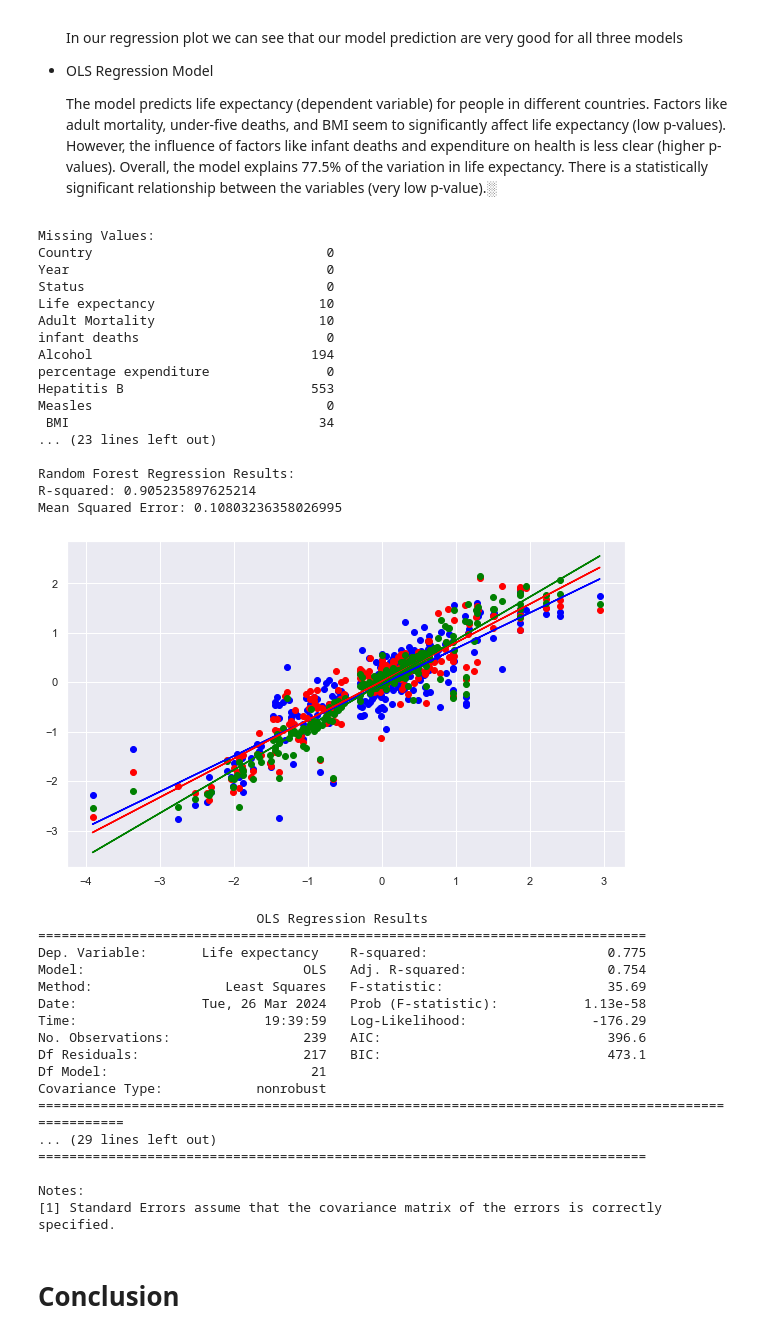
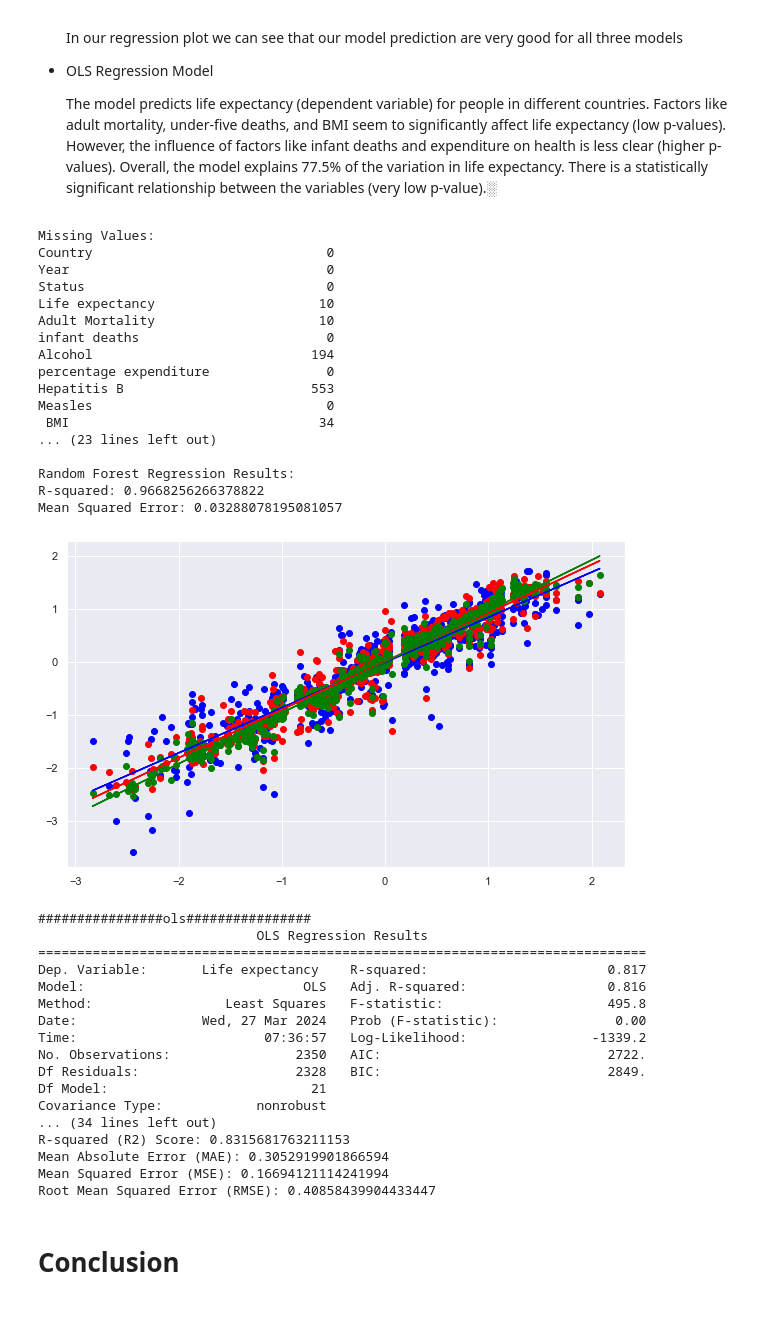
Before and after one commit to Hamza-Jamil121/cross-validation-and-feature-selection, a Jupyter notebook: life expectancy dataset cross and without cross.ipynb, the cells around one changed output. Drawn from its saved outputs; the diff is of its cells as text; code cells hidden in the pictures.

```diff
--- a/life expectancy dataset cross and without cross.ipynb
+++ b/life expectancy dataset cross and without cross.ipynb
@@ -288,7 +319,7 @@ def regression_analysis(target_column, file_path):
     Q1 = df.quantile(0.25)
     Q3 = df.quantile(0.75)
     IQR = Q3 - Q1
-    df = df[~((df < (Q1 - 1.5 * IQR)) | (df > (Q3 + 1.5 * IQR))).any(axis=1)]
+#     df = df[~((df < (Q1 - 1.5 * IQR)) | (df > (Q3 + 1.5 * IQR))).any(axis=1)]
     categorical_cols = list(df.select_dtypes(include=['object']).columns)
     for col in categorical_cols:
         df[col] = LabelEncoder().fit_transform(df[col])
@@ -301,7 +332,7 @@ def regression_analysis(target_column, file_path):
     y = df_scaled[target_column]
     lr_model = LinearRegression()
     knn_model = KNeighborsRegressor()
-    rf_model = RandomForestRegressor(n_estimators=100, random_state=42)
+    rf_model = RandomForestRegressor(n_estimators=100, random_state=19)
 
     lr_scores = cross_val_score(lr_model, X, y, cv=5, scoring='r2')
     knn_scores = cross_val_score(knn_model, X, y, cv=5, scoring='r2')
@@ -311,7 +342,7 @@ def regression_analysis(target_column, file_path):
     print("KNN Regression Cross-Validation R-squared:", knn_scores.mean())
     print("Random Forest Regression Cross-Validation R-squared:", rf_scores.mean())
 
-    X_train, X_test, y_train, y_test = train_test_split(X, y, test_size=0.2, random_state=21)
+    X_train, X_test, y_train, y_test = train_test_split(X, y, test_size=0.2, random_state=19)
 
     lr_model.fit(X_train, y_train)
     knn_model.fit(X_train, y_train)
@@ -340,56 +371,74 @@ def regression_analysis(target_column, file_path):
     lr_line = np.polyfit(y_test, lr_predictions, 1)
     plt.plot(y_test, lr_line[0] * y_test + lr_line[1], color='blue')
 
     plt.scatter(y_test, knn_predictions, color='red', label='KNN Regression')
     knn_line = np.polyfit(y_test, knn_predictions, 1)
     plt.plot(y_test, knn_line[0] * y_test + knn_line[1], color='red')
 
     plt.scatter(y_test, rf_predictions, color='green', label='Random Forest Regression')
     rf_line = np.polyfit(y_test, rf_predictions, 1)
     plt.plot(y_test, rf_line[0] * y_test + rf_line[1], color='green')
     plt.show()
-
-    X_train_ols = sm.add_constant(X_test)
-    ols_model = sm.OLS(y_test, X_train_ols).fit()
+    print('################ols################')
+    X_train_ols = sm.add_constant(X_train)
+    X_test_ols = sm.add_constant(X_test)
+    ols_model = sm.OLS(y_train, X_train_ols).fit()
+    ols_summary = ols_model.summary()
+    y_predols = ols_model.predict(X_test_ols)
     print(ols_model.summary())
 
+    residuals = y_test - y_predols
+    r2_ols = r2_score(y_test, y_predols)
+# Calculate MAE
+    mae = np.mean(np.abs(residuals))
+
+# Calculate MSE
+    mse = np.mean(residuals**2)
+
+# Calculate RMSE
+    rmse = np.sqrt(mse)
+    print("R-squared (R2) Score:", r2_ols)
+    print("Mean Absolute Error (MAE):", mae)
+    print("Mean Squared Error (MSE):", mse)
+    print("Root Mean Squared Error (RMSE):", rmse)
+
 regression_analysis('Life expectancy ', r'C:\Users\Hamza\Desktop\Regression.Life.Expectancy.csv')
 # %% [output]
 Missing Values:
 Country                              0
 Year                                 0
 Status                               0
 Life expectancy                     10
 Adult Mortality                     10
 infant deaths                        0
 Alcohol                            194
 percentage expenditure               0
 Hepatitis B                        553
 Measles                              0
  BMI                                34
 ... (23 lines left out)
 
 Random Forest Regression Results:
-R-squared: 0.905235897625214
-Mean Squared Error: 0.10803236358026995
+R-squared: 0.9668256266378822
+Mean Squared Error: 0.03288078195081057
-[figure, old version]
+[figure, new version]
+################ols################
                             OLS Regression Results
 ==============================================================================
-Dep. Variable:       Life expectancy    R-squared:                       0.775
-Model:                            OLS   Adj. R-squared:                  0.754
-Method:                 Least Squares   F-statistic:                     35.69
-Date:                Tue, 26 Mar 2024   Prob (F-statistic):           1.13e-58
-Time:                        19:39:59   Log-Likelihood:                -176.29
-No. Observations:                 239   AIC:                             396.6
-Df Residuals:                     217   BIC:                             473.1
+Dep. Variable:       Life expectancy    R-squared:                       0.817
+Model:                            OLS   Adj. R-squared:                  0.816
+Method:                 Least Squares   F-statistic:                     495.8
+Date:                Wed, 27 Mar 2024   Prob (F-statistic):               0.00
+Time:                        07:36:57   Log-Likelihood:                -1339.2
+No. Observations:                2350   AIC:                             2722.
+Df Residuals:                    2328   BIC:                             2849.
 Df Model:                          21
 Covariance Type:            nonrobust
-===================================================================================================
-... (29 lines left out)
-==============================================================================
-
-Notes:
-[1] Standard Errors assume that the covariance matrix of the errors is correctly specified.
+... (34 lines left out)
+R-squared (R2) Score: 0.8315681763211153
+Mean Absolute Error (MAE): 0.3052919901866594
+Mean Squared Error (MSE): 0.16694121114241994
+Root Mean Squared Error (RMSE): 0.40858439904433447
 # %% [markdown]
 # Conclusion
 # %% [markdown]
```
Also changed, not shown: parts of 1 cell of this notebook, 1 other file.
